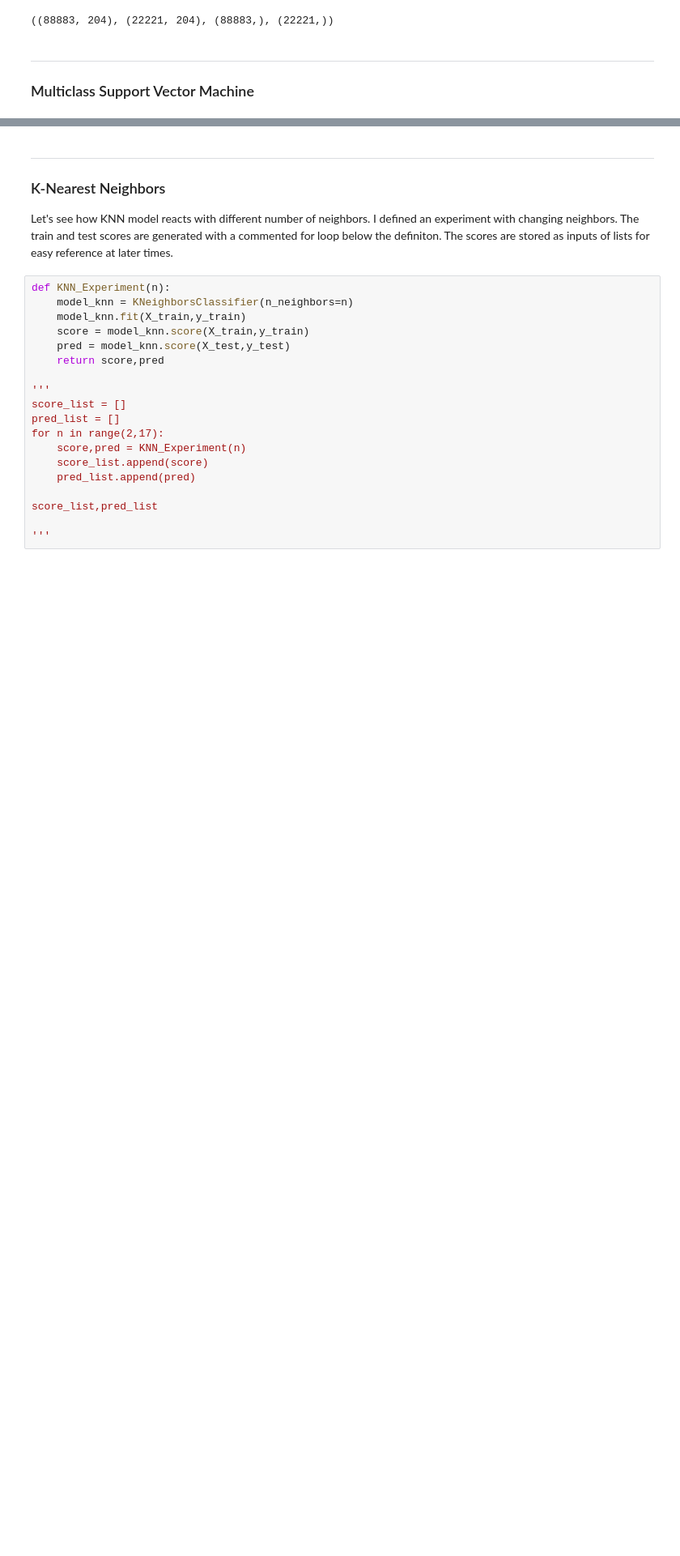
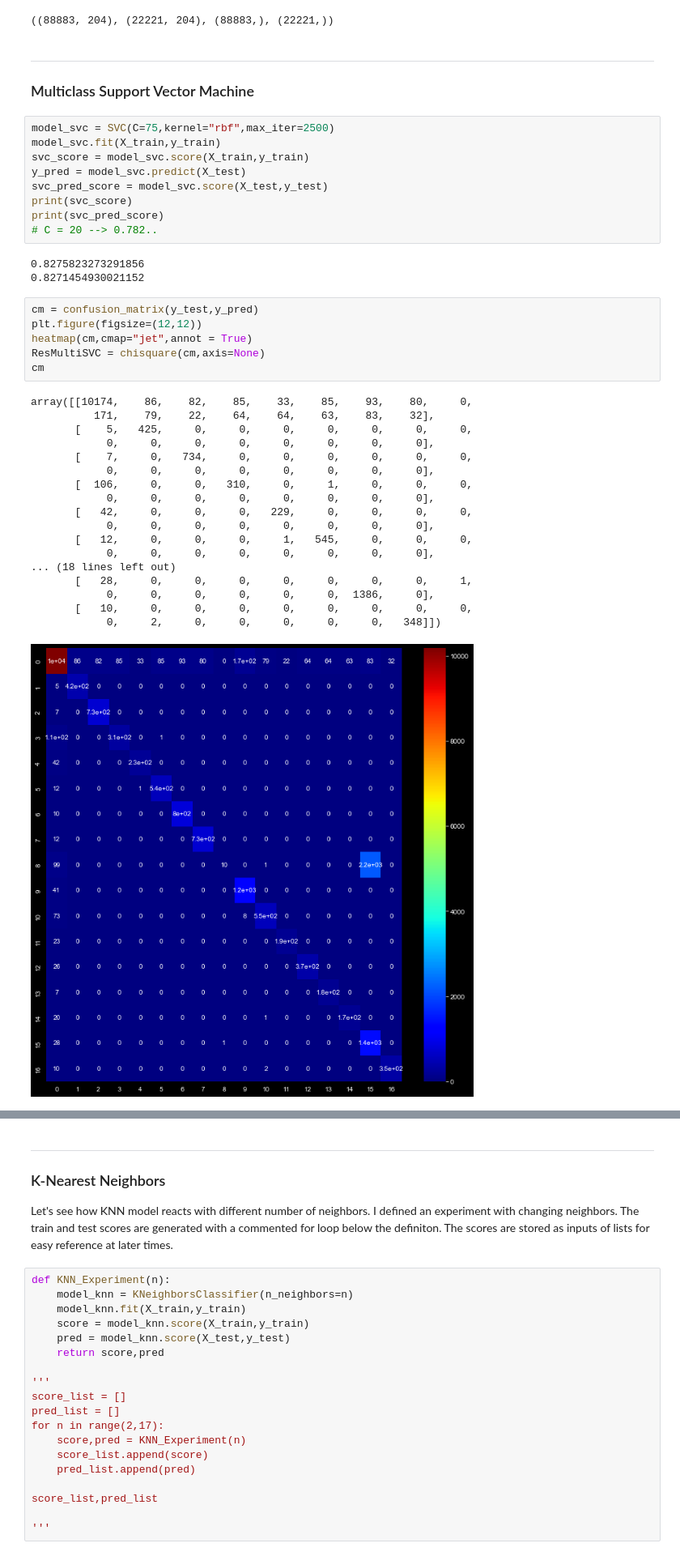
Before and after one commit to cemsanga/MAT555E_Assignments, a Jupyter notebook: HW3/HW3.ipynb, the cells around one changed output, grey strips where cells are left out. Shown: that part at 81% size. Cells and saved outputs as stored; diff of their text form; blank space fills up the shorter version.

```diff
--- a/HW3/HW3.ipynb
+++ b/HW3/HW3.ipynb
@@ -83,3 +85,40 @@ X_train.shape, X_test.shape, y_train.shape, y_test.shape
 # %% [markdown]
 ***
 ### Multiclass Support Vector Machine
+# %%
+model_svc = SVC(C=75,kernel="rbf",max_iter=2500)
+model_svc.fit(X_train,y_train)
+svc_score = model_svc.score(X_train,y_train)
+y_pred = model_svc.predict(X_test)
+svc_pred_score = model_svc.score(X_test,y_test)
+print(svc_score)
+print(svc_pred_score)
+# C = 20 --> 0.782..
+# %% [output]
+0.8275823273291856
+0.8271454930021152
+# %%
+cm = confusion_matrix(y_test,y_pred)
+plt.figure(figsize=(12,12))
+heatmap(cm,cmap="jet",annot = True)
+ResMultiSVC = chisquare(cm,axis=None)
+cm
+# %% [output]
+array([[10174,    86,    82,    85,    33,    85,    93,    80,     0,
+          171,    79,    22,    64,    64,    63,    83,    32],
+       [    5,   425,     0,     0,     0,     0,     0,     0,     0,
+            0,     0,     0,     0,     0,     0,     0,     0],
+       [    7,     0,   734,     0,     0,     0,     0,     0,     0,
+            0,     0,     0,     0,     0,     0,     0,     0],
+       [  106,     0,     0,   310,     0,     1,     0,     0,     0,
+            0,     0,     0,     0,     0,     0,     0,     0],
+       [   42,     0,     0,     0,   229,     0,     0,     0,     0,
+            0,     0,     0,     0,     0,     0,     0,     0],
+       [   12,     0,     0,     0,     1,   545,     0,     0,     0,
+            0,     0,     0,     0,     0,     0,     0,     0],
+... (18 lines left out)
+       [   28,     0,     0,     0,     0,     0,     0,     0,     1,
+            0,     0,     0,     0,     0,     0,  1386,     0],
+       [   10,     0,     0,     0,     0,     0,     0,     0,     0,
+            0,     2,     0,     0,     0,     0,     0,   348]])
+[figure, added]
```
Also changed, not shown: parts of 16 cells of this notebook.
